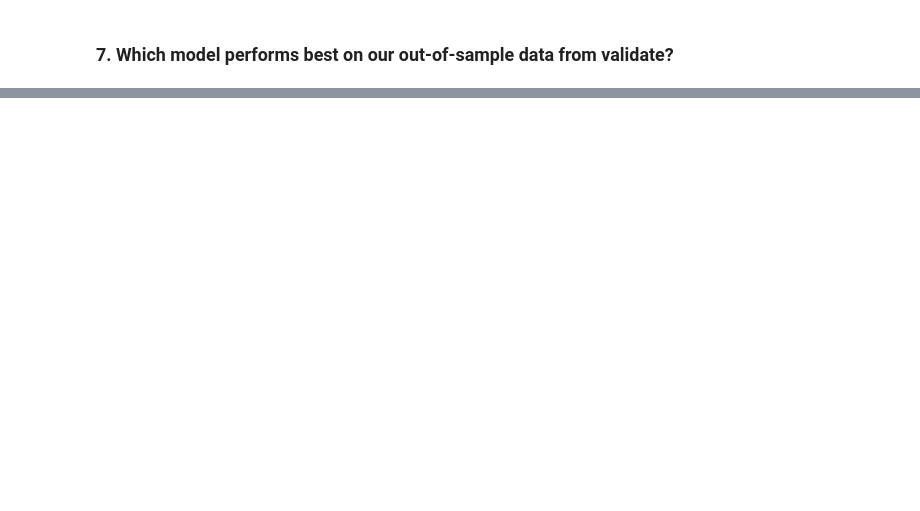
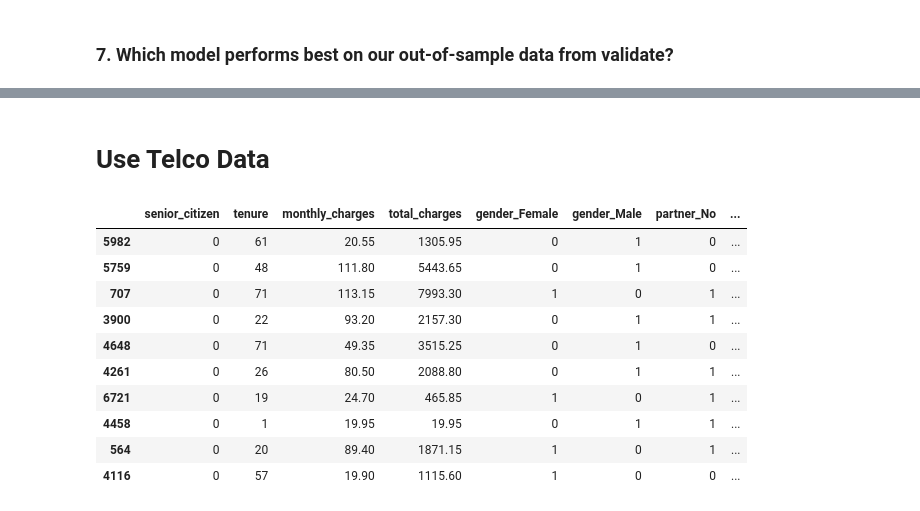
Before and after one commit to Yvette-Ibarra/classification-exercises, a Jupyter notebook: Model.ipynb, the cells around one changed output, grey strips where cells are left out. Drawn from its saved outputs; the diff is of its cells as text; code cells hidden in the pictures; blank space fills up the shorter version.

Commit message:
update Telco KNN model

```diff
--- a/Model.ipynb
+++ b/Model.ipynb
@@ -1894,0 +1000,58 @@ scores[scores == scores.max()]
+# %% [markdown]
+# Use Telco Data
+# %%
+# to see all columns in wide datasets
+pd.set_option('display.max_columns', None)
+# %%
+# acquire data using
+df = acquire.get_telco_data()
+# prepare data
+telco_df = prepare.prep_telco(df)
+
+# drop columns
+telco_df =telco_df.drop(columns={'customer_id',
+                                    'dependents',
+                                    'phone_service',
+                                    'multiple_lines',
+                                    'online_security',
+                                    'online_backup',
+                                    'device_protection',
+                                    'tech_support',
+                                    'streaming_tv',
+                                    'streaming_movies',
+                                    'paperless_billing',
+                                     'gender',
+                                     'partner',
+
+                                    'contract_type',
+                                    'internet_service_type',
+                                    'payment_type'})
+# split data
+telco_train, validate, test = prepare.split_telco_data(telco_df)
+telco_train.shape,validate.shape, test.shape
+
+#seperate target
+X_train = telco_train.drop(columns=['churn','churn_No','churn_Yes'])
+y_train = telco_train.churn_Yes
+
+X_validate = validate.drop(columns=['churn','churn_No','churn_Yes'])
+y_validate = validate.churn_Yes
+
+X_test = test.drop(columns=['churn','churn_No','churn_Yes'])
+y_test = test.churn_Yes
+
+X_train, X_validate, X_test = prepare.impute_mean_total_charges(X_train, X_validate, X_test)
+# %%
+X_train.sample(10)
+# %% [output]
+|  | senior_citizen | tenure | monthly_charges | total_charges | gender_Female | gender_Male | partner_No | ... |
+| 5982 | 0 | 61 | 20.55 | 1305.95 | 0 | 1 | 0 | ... |
+| 5759 | 0 | 48 | 111.80 | 5443.65 | 0 | 1 | 0 | ... |
+| 707 | 0 | 71 | 113.15 | 7993.30 | 1 | 0 | 1 | ... |
+| 3900 | 0 | 22 | 93.20 | 2157.30 | 0 | 1 | 1 | ... |
+| 4648 | 0 | 71 | 49.35 | 3515.25 | 0 | 1 | 0 | ... |
+| 4261 | 0 | 26 | 80.50 | 2088.80 | 0 | 1 | 1 | ... |
+| 6721 | 0 | 19 | 24.70 | 465.85 | 1 | 0 | 1 | ... |
+| 4458 | 0 | 1 | 19.95 | 19.95 | 0 | 1 | 1 | ... |
+| 564 | 0 | 20 | 89.40 | 1871.15 | 1 | 0 | 1 | ... |
+| 4116 | 0 | 57 | 19.90 | 1115.60 | 1 | 0 | 0 | ... |
```
Also changed, not shown: parts of 143 cells of this notebook.
